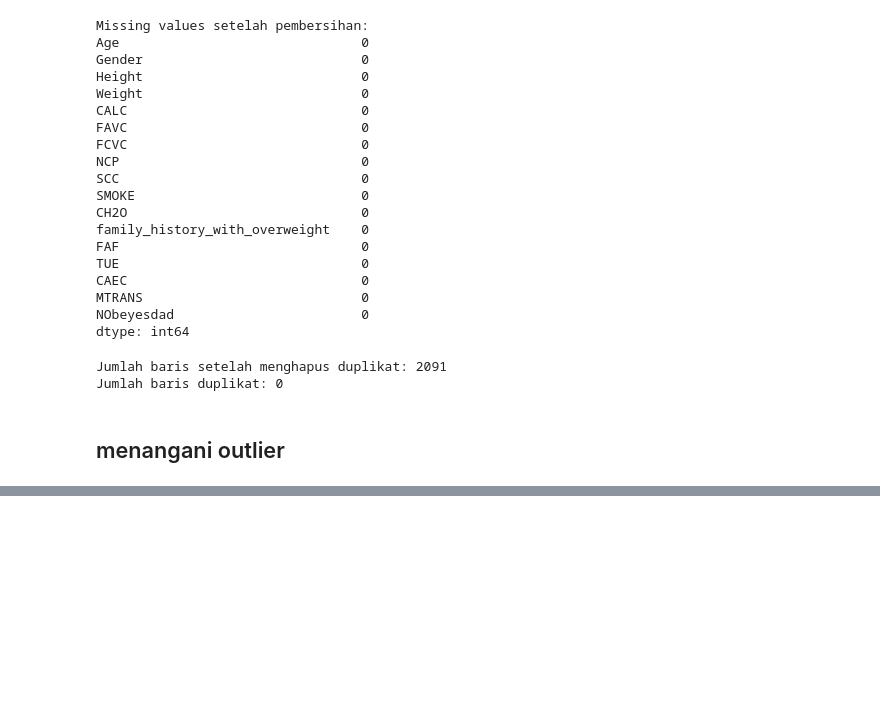
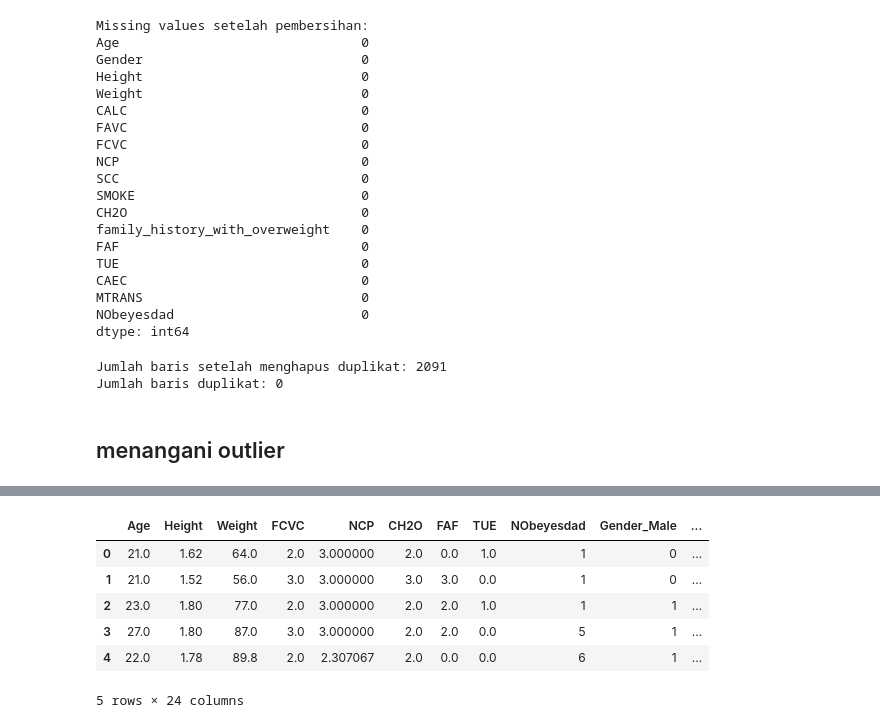
Before and after one commit to Fadhilah25/PROJECT-BENGKOD, a Jupyter notebook: main/obesity.ipynb, the cells around one changed output, grey strips where cells are left out. Drawn from its saved outputs; the diff is of its cells as text; code cells hidden in the pictures; blank space fills up the shorter version.

```diff
--- a/main/obesity.ipynb
+++ b/main/obesity.ipynb
@@ -346,0 +347,23 @@ Persentase dari total data: 0.40%
+# %%
+from sklearn.preprocessing import LabelEncoder
+
+# Membuat salinan dataframe untuk menghindari modifikasi pada data asli
+df_encoded = df.copy()  # Changed from df_capped to df
+
+# Pertama untuk semua kolom kategorikal kecuali target
+df_encoded = pd.get_dummies(df_encoded, columns=categorical_cols, drop_first=True)
+
+# Untuk variabel target, gunakan label encoding
+le = LabelEncoder()
+df_encoded['NObeyesdad'] = le.fit_transform(df_encoded['NObeyesdad'])
+
+# Tampilkan beberapa baris pertama dari dataframe yang telah di-encode
+df_encoded.head()
+# %% [output]
+|  | Age | Height | Weight | FCVC | NCP | CH2O | FAF | TUE | NObeyesdad | Gender_Male | ... |
+| 0 | 21.0 | 1.62 | 64.0 | 2.0 | 3.000000 | 2.0 | 0.0 | 1.0 | 1 | 0 | ... |
+| 1 | 21.0 | 1.52 | 56.0 | 3.0 | 3.000000 | 3.0 | 3.0 | 0.0 | 1 | 0 | ... |
+| 2 | 23.0 | 1.80 | 77.0 | 2.0 | 3.000000 | 2.0 | 2.0 | 1.0 | 1 | 1 | ... |
+| 3 | 27.0 | 1.80 | 87.0 | 3.0 | 3.000000 | 2.0 | 2.0 | 0.0 | 5 | 1 | ... |
+| 4 | 22.0 | 1.78 | 89.8 | 2.0 | 2.307067 | 2.0 | 0.0 | 0.0 | 6 | 1 | ... |
+5 rows × 24 columns
```
Also changed, not shown: parts of 7 cells of this notebook.
